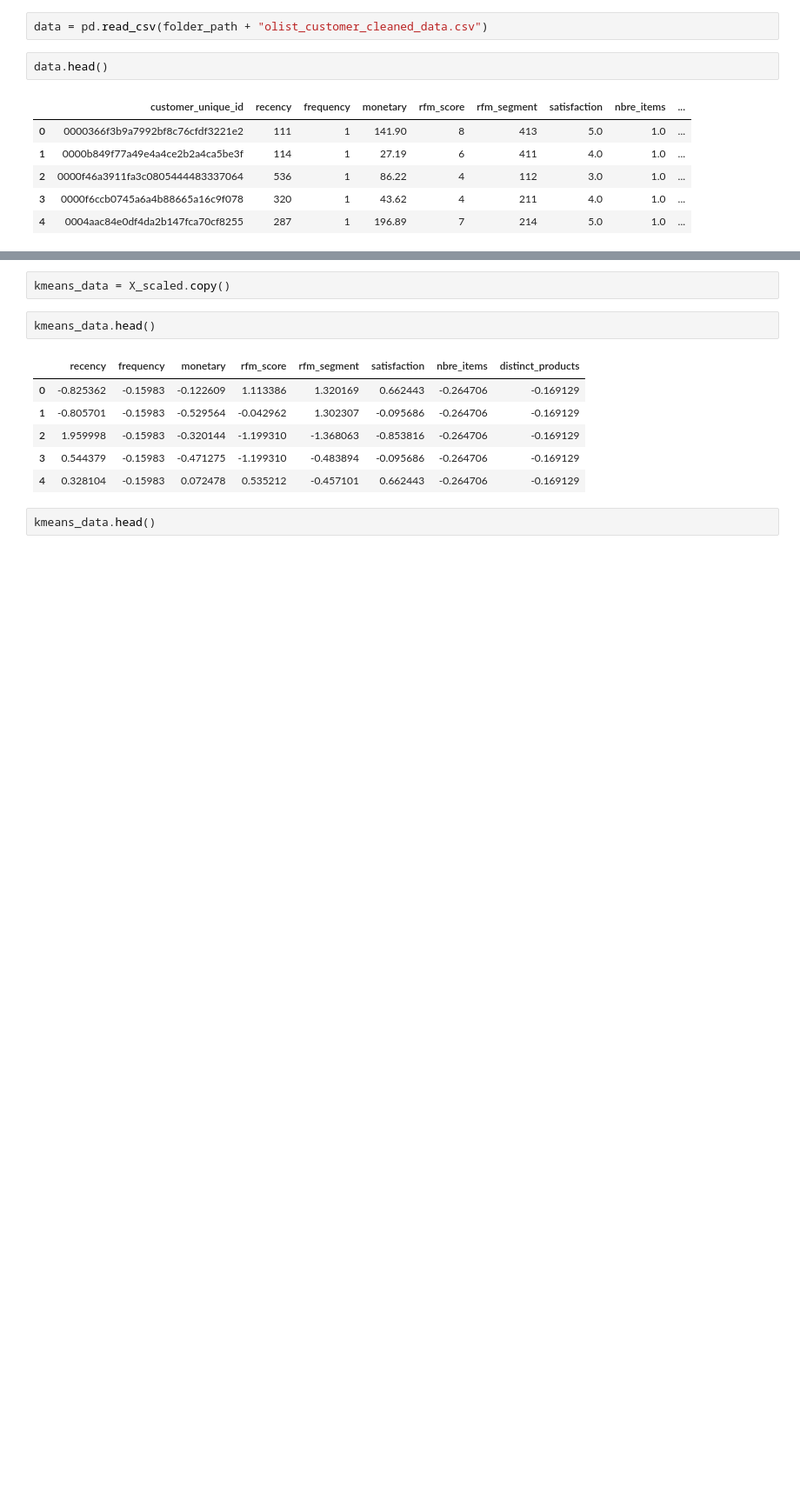
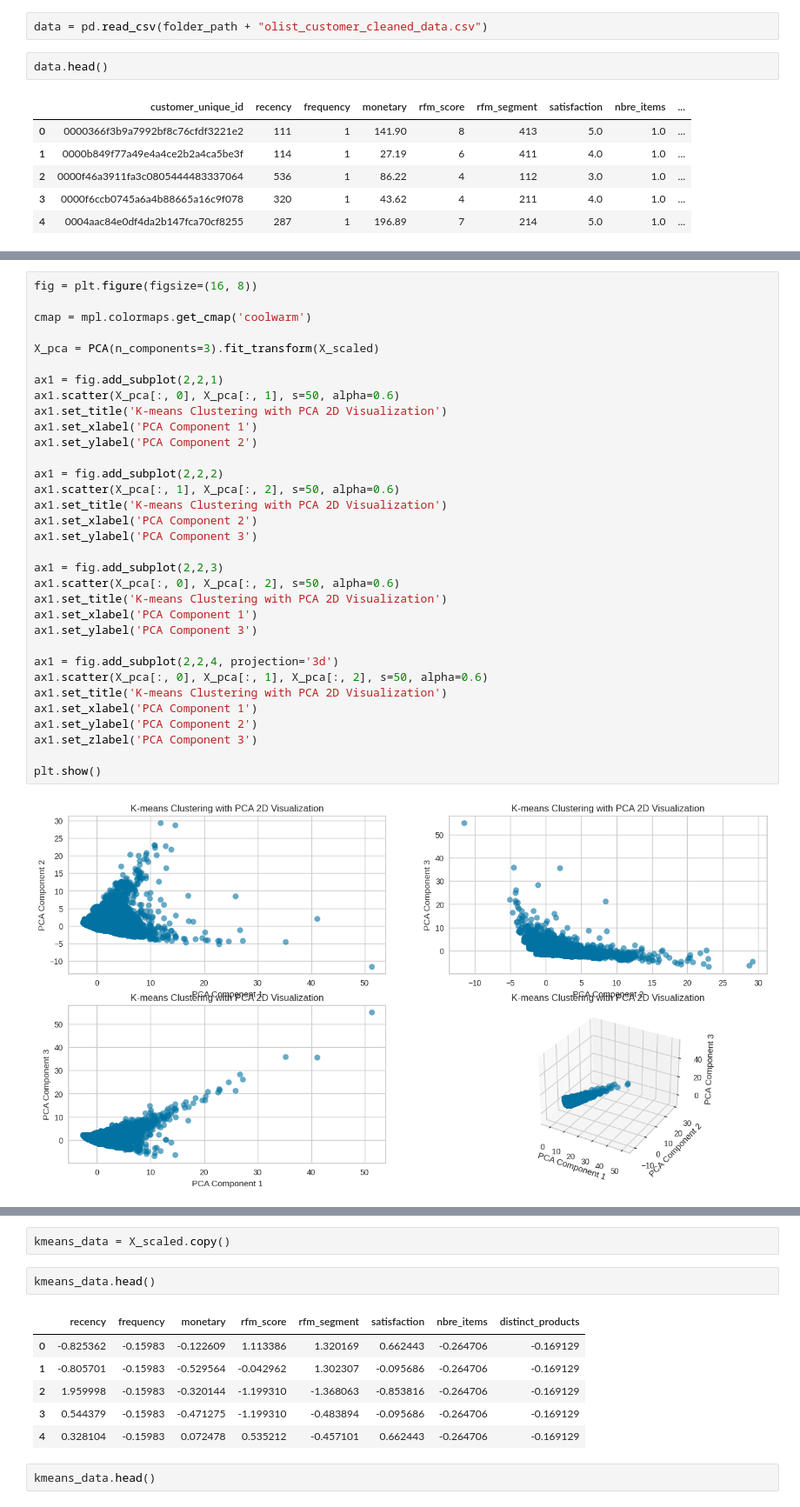
Before and after one commit to amadousysada/ecommerce-customer-segmentation, a Jupyter notebook: clustering.ipynb, the cells around one changed output, grey strips where cells are left out. Shown at 87% size. Cells and saved outputs as stored; diff of their text form; blank space fills up the shorter version.

```diff
--- a/clustering.ipynb
+++ b/clustering.ipynb
@@ -196 +225,36 @@ X_scaled.head()
+# %%
+fig = plt.figure(figsize=(16, 8))
+
+cmap = mpl.colormaps.get_cmap('coolwarm')
+
+X_pca = PCA(n_components=3).fit_transform(X_scaled)
+
+ax1 = fig.add_subplot(2,2,1)
+ax1.scatter(X_pca[:, 0], X_pca[:, 1], s=50, alpha=0.6)
+ax1.set_title('K-means Clustering with PCA 2D Visualization')
+ax1.set_xlabel('PCA Component 1')
+ax1.set_ylabel('PCA Component 2')
+
+ax1 = fig.add_subplot(2,2,2)
+ax1.scatter(X_pca[:, 1], X_pca[:, 2], s=50, alpha=0.6)
+ax1.set_title('K-means Clustering with PCA 2D Visualization')
+ax1.set_xlabel('PCA Component 2')
+ax1.set_ylabel('PCA Component 3')
+
+ax1 = fig.add_subplot(2,2,3)
+ax1.scatter(X_pca[:, 0], X_pca[:, 2], s=50, alpha=0.6)
+ax1.set_title('K-means Clustering with PCA 2D Visualization')
+ax1.set_xlabel('PCA Component 1')
+ax1.set_ylabel('PCA Component 3')
+
+ax1 = fig.add_subplot(2,2,4, projection='3d')
+ax1.scatter(X_pca[:, 0], X_pca[:, 1], X_pca[:, 2], s=50, alpha=0.6)
+ax1.set_title('K-means Clustering with PCA 2D Visualization')
+ax1.set_xlabel('PCA Component 1')
+ax1.set_ylabel('PCA Component 2')
+ax1.set_zlabel('PCA Component 3')
+
+plt.show()
+# %% [output]
+[figure, added]
 # %% [markdown]
```
Also changed, not shown: parts of 32 cells of this notebook.
